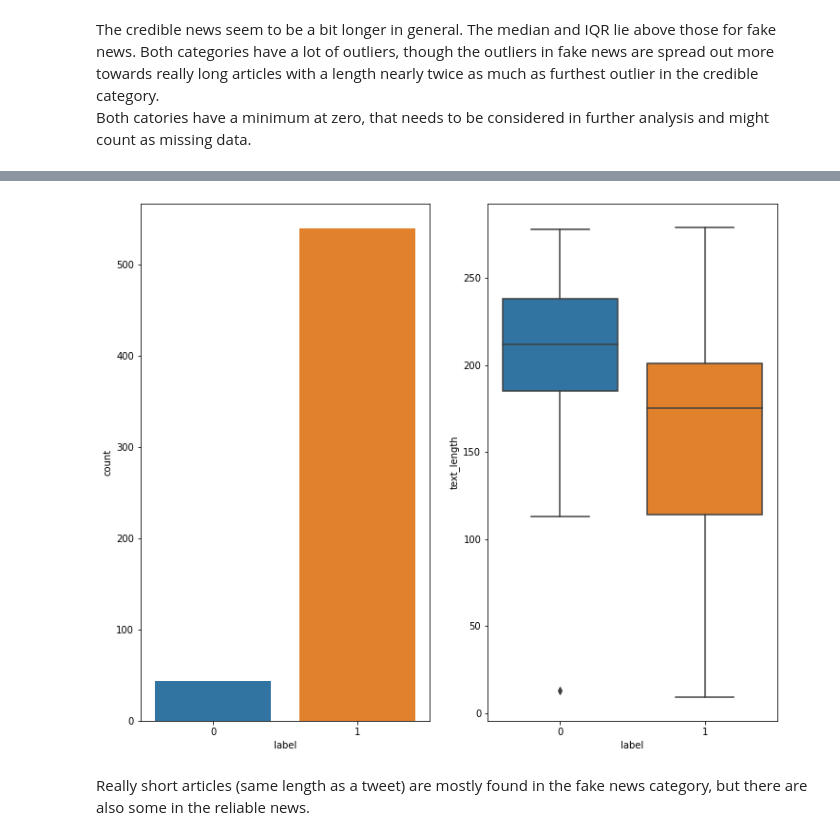
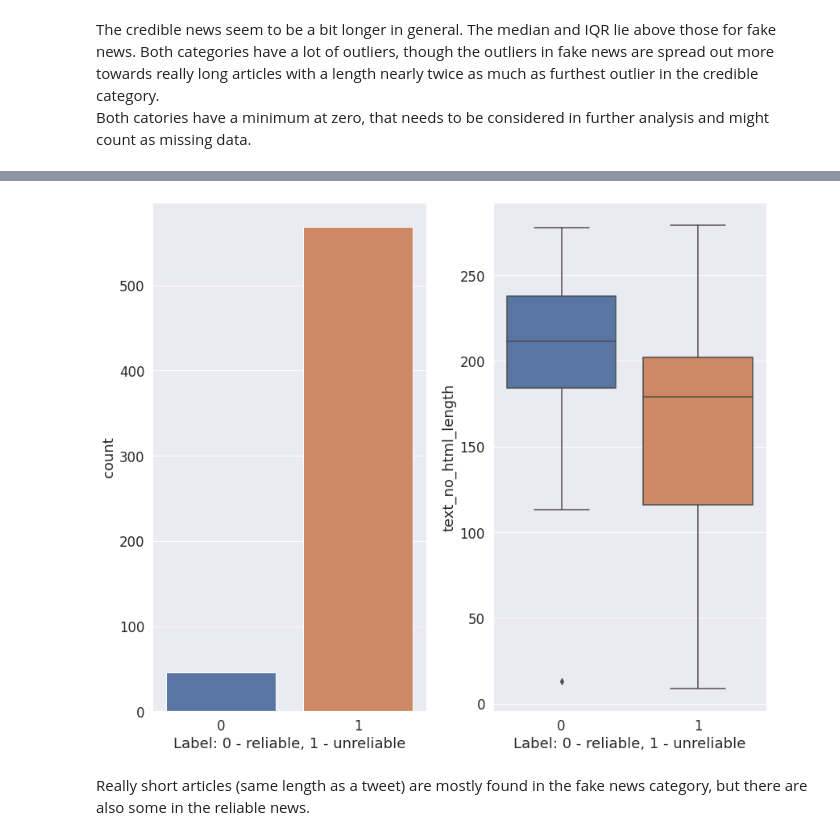
Before and after one commit to mediasittich/wwcode-hackathon-2022, a Jupyter notebook: notebooks/EDA_FakeNews_kaggle.ipynb, the cells around one changed output, grey strips where cells are left out. Saved outputs shown, nothing was run; the diff lists cells and outputs as text; code cells hidden in the pictures.

```diff
--- a/notebooks/EDA_FakeNews_kaggle.ipynb
+++ b/notebooks/EDA_FakeNews_kaggle.ipynb
@@ -115,0 +293,3 @@ fn_train.drop_duplicates(subset=['title', 'text'], keep='first', inplace=True)
+# %%
+fn_train['text_no_html'] = [remove_html(text) for text in fn_train['text']]
+fn_train['title_no_html'] = [remove_html(title) for title in fn_train['title']]
@@ -116,6 +298,14 @@ fn_train.drop_duplicates(subset=['title', 'text'], keep='first', inplace=True)
 # %%
 # Inspecting the titles/headlines of the articles
 fn_train['title_length'] = fn_train['title'].apply(lambda x: len(x))
-sns.boxplot(y='title_length', x='label', data=fn_train)
+fn_train['title_no_html_length'] = fn_train['title_no_html'].apply(lambda x: len(x))
+
+# Plot title lengths
+fig, (ax1, ax2) = plt.subplots(ncols=2)
+sns.boxplot(y='title_length', x='label', data=fn_train, ax=ax1)
+sns.boxplot(y='title_no_html_length', x='label', data=fn_train, ax=ax2)
+ax1.set(xlabel='Label: 0 - reliable, 1 - unreliable')
+ax2.set(xlabel='Label: 0 - reliable, 1 - unreliable')
+fig.tight_layout()
 plt.show()
 # %% [output]
@@ -125,6 +315,14 @@ The titles of credible news are mostly a bit longer than the ones of fake news,
 # %%
 # Inspecting the article lengths
 fn_train['text_length'] = fn_train['text'].apply(lambda x: len(x))
-sns.boxplot(y='text_length', x='label', data=fn_train)
+fn_train['text_no_html_length'] = fn_train['text_no_html'].apply(lambda x: len(x))
+
+# Plot title lengths
+fig, (ax1, ax2) = plt.subplots(ncols=2)
+sns.boxplot(y='text_length', x='label', data=fn_train, ax=ax1)
+sns.boxplot(y='text_no_html_length', x='label', data=fn_train, ax=ax2)
+ax1.set(xlabel='Label: 0 - reliable, 1 - unreliable')
+ax2.set(xlabel='Label: 0 - reliable, 1 - unreliable')
+fig.tight_layout()
 plt.show()
 # %% [output]
@@ -174,6 +383,6 @@ The short titles convey a meaning, but the short texts can be counted as missing
 # %%
 # Remove rows where text is empty
-fn_train = fn_train[fn_train['text_length'] > 5]
+fn_train = fn_train[fn_train['text_no_html_length'] > 5]
 # %%
 fn_train.info()
 # %% [output]
@@ -208,11 +419,14 @@ fn_train.describe()
 # %%
-# Look at shrt articles and their categories
+# Look at short articles and their categories
 fig, (ax1, ax2) = plt.subplots(ncols=2)
-sns.countplot(x="label", data=fn_train[fn_train['text_length'] < 280], ax=ax1)
-sns.boxplot(y='text_length', x='label', data=fn_train[fn_train['text_length'] < 280], ax=ax2)
+sns.countplot(x="label", data=fn_train[fn_train['text_no_html_length'] < 280], ax=ax1)
+sns.boxplot(y='text_no_html_length', x='label', data=fn_train[fn_train['text_no_html_length'] < 280], ax=ax2)
+ax1.set(xlabel='Label: 0 - reliable, 1 - unreliable')
+ax2.set(xlabel='Label: 0 - reliable, 1 - unreliable')
+fig.tight_layout()
 plt.show()
 # %% [output]
-[figure, old version]
+[figure, new version]
 # %% [markdown]
 Really short articles (same length as a tweet) are mostly found in the fake news category, but there are also some in the reliable news.
 # %%
```
Also changed, not shown: parts of 78 cells of this notebook, 1 other file.
